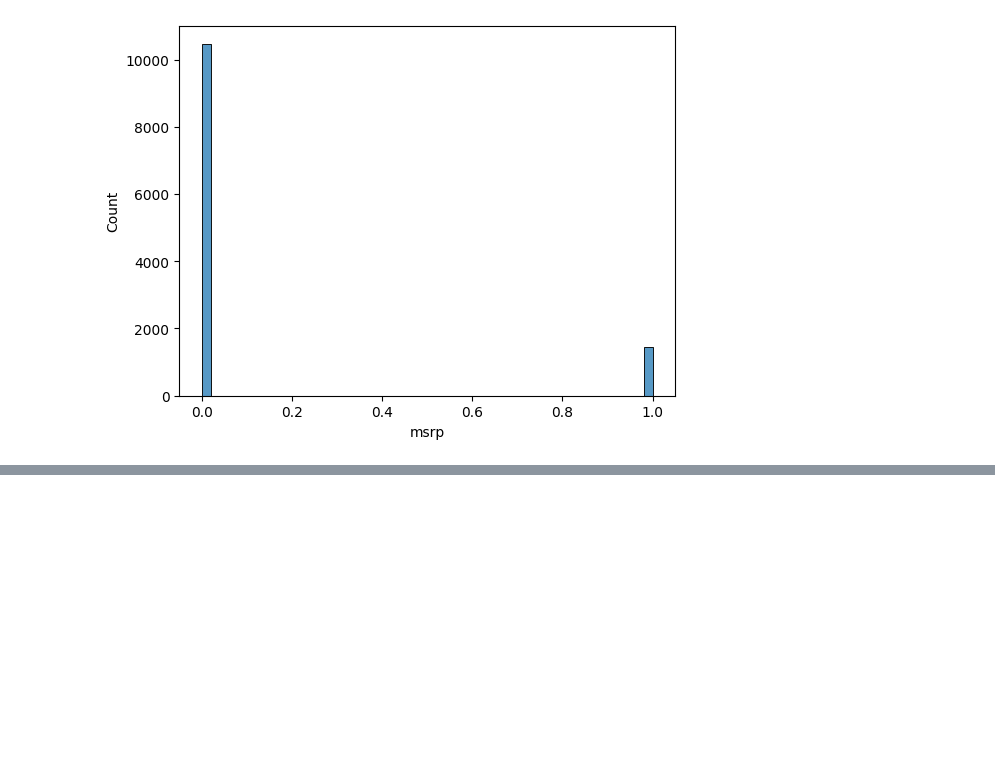
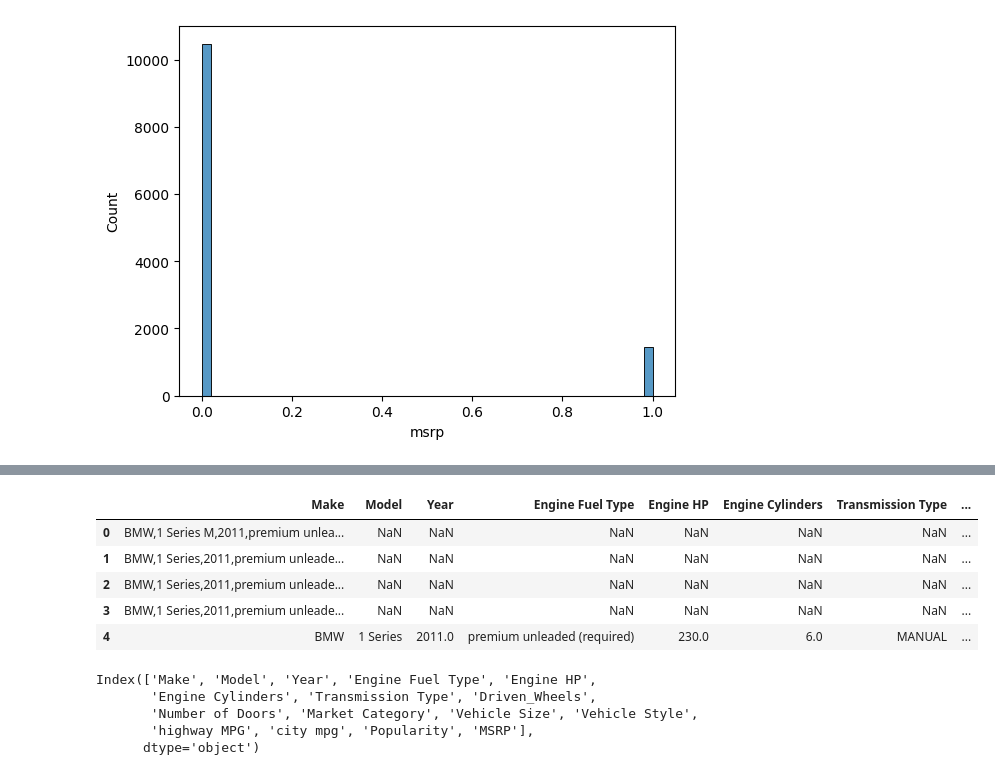
Before and after one commit to kevint-thd/Machine_Learning_ZOOM, a Jupyter notebook: Ml_zoom_camp-Copy1.ipynb, the cells around one changed output, grey strips where cells are left out. Saved outputs shown, nothing was run; the diff lists cells and outputs as text; code cells hidden in the pictures; blank space fills up the shorter version.

```diff
--- a/Ml_zoom_camp-Copy1.ipynb
+++ b/Ml_zoom_camp-Copy1.ipynb
@@ -638,3 +671,7 @@ sns.histplot(df.msrp<10000 , bins=50)
 # %% [output]
 <Axes: xlabel='msrp', ylabel='Count'>
 [figure]
+# %%
+import pandas as pd
+df = pd.read_csv('C:/Users/kevin/OneDrive/Desktop/data.csv')
+df
@@ -640,0 +692,9 @@ sns.histplot(df.msrp<10000 , bins=50)
+# %%
+df.head()
+# %% [output]
+|  | Make | Model | Year | Engine Fuel Type | Engine HP | Engine Cylinders | Transmission Type | ... |
+| 0 | BMW,1 Series M,2011,premium unlea... | NaN | NaN | NaN | NaN | NaN | NaN | ... |
+| 1 | BMW,1 Series,2011,premium unleade... | NaN | NaN | NaN | NaN | NaN | NaN | ... |
+| 2 | BMW,1 Series,2011,premium unleade... | NaN | NaN | NaN | NaN | NaN | NaN | ... |
+| 3 | BMW,1 Series,2011,premium unleade... | NaN | NaN | NaN | NaN | NaN | NaN | ... |
+| 4 | BMW | 1 Series | 2011.0 | premium unleaded (required) | 230.0 | 6.0 | MANUAL | ... |
@@ -640,0 +708,8 @@ sns.histplot(df.msrp<10000 , bins=50)
+# %%
+df.columns
+# %% [output]
+Index(['Make', 'Model', 'Year', 'Engine Fuel Type', 'Engine HP',
+       'Engine Cylinders', 'Transmission Type', 'Driven_Wheels',
+       'Number of Doors', 'Market Category', 'Vehicle Size', 'Vehicle Style',
+       'highway MPG', 'city mpg', 'Popularity', 'MSRP'],
+      dtype='object')
```
Also changed, not shown: parts of 10 cells of this notebook.
